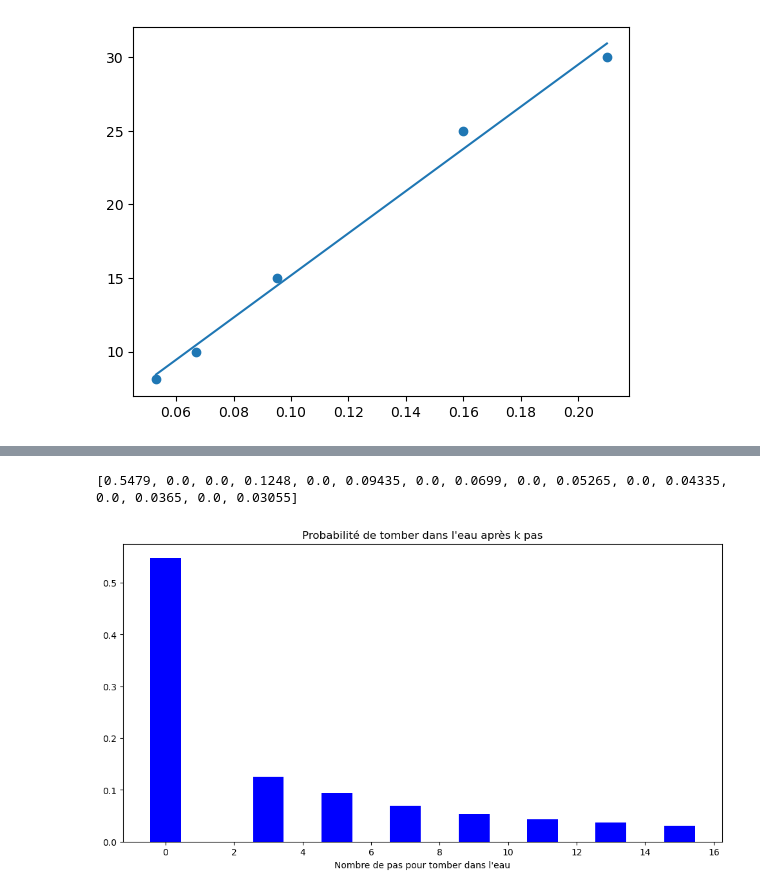
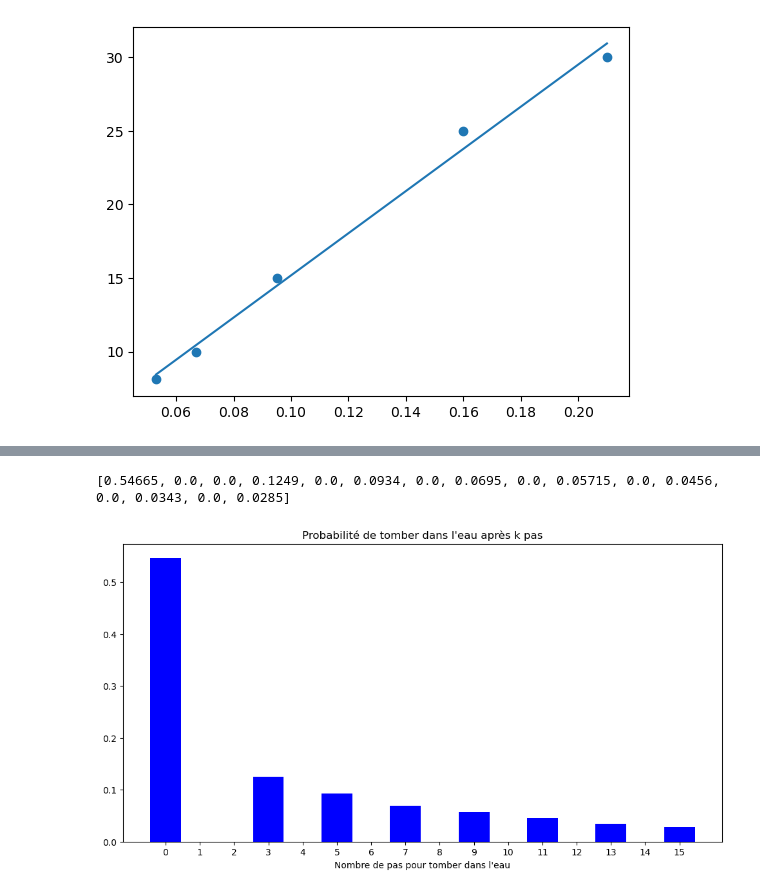
Before and after one commit to maxbauergit/SVE, a Jupyter notebook: 23-24_TP-solution.ipynb, the cells around one changed output, grey strips where cells are left out. Drawn from its saved outputs; the diff is of its cells as text; code cells hidden in the pictures.

```diff
--- a/23-24_TP-solution.ipynb
+++ b/23-24_TP-solution.ipynb
@@ -210,7 +302,7 @@ def moyenne_premier_succes(nb_essai):
         S += premier_succes()
     return  S/nb_essai
 
-nb_moyennes = 1000
+nb_moyennes = 25000
 nb_essai = 100
 
 moyennes = []
@@ -241,7 +333,6 @@ def f(x):
 L_x = linspace(4, 8)
 L_y = [f(x) for x in L_x]
 xlabel("Rang moyen du premier 6 lors du lancer d'un dé", fontsize=13)
-# L_y = stats.norm.pdf(l_x, loc = 6, scale=sigma)
 plot(L_x, L_y, label="Loi normale approché") # label pas demandé
 legend() # pas demandé
 show()
@@ -327,11 +456,13 @@ show()
 from numpy import *
 from matplotlib.pyplot import *
 
-N = 3
+#import random
+#random.seed(11) # choix aléatoire tel que len(trajectoire) = 3
+#random.seed(56) # choix aléatoire tel que len(trajectoire) = 5.254.902
 
 trajectoire = [0]
 position = 0
-while position != N:
+while position != 3:
     position += random.choice([-1,1])
     trajectoire.append(position)
 print(len(trajectoire))
@@ -345,6 +485,5 @@ show()
 # %%
 from numpy import *
-from matplotlib.pyplot import *
 
 def tomber_eau(longueur_rive):
     position = 0
@@ -356,9 +495,9 @@ def tomber_eau(longueur_rive):
 
 longueur_rive = 15
 nb_trajectoires = 30000
-nb_tombeau_eau = 0
+nb_tomber_eau = 0
 for _ in range(nb_trajectoires):
-    nb_tombeau_eau += tomber_eau(longueur_rive)
-frequence_tombeau_eau = nb_tombeau_eau/nb_trajectoires
-print(f"La probabilité de tomber à l'eau est {frequence_tombeau_eau}")
+    nb_tomber_eau += tomber_eau(longueur_rive)
+frequence_tombeau_eau = nb_tomber_eau/nb_trajectoires
+print(f"La probabilité de tomber à l'eau est {frequence_tombeau_eau:.3f}")
 # %% [output]
@@ -366,34 +517,35 @@ La probabilité de tomber à l'eau est 0.45206666666666667
 # %%
 from numpy import *
 from matplotlib.pyplot import *
 import math
 
-def tomber_eau(longueur_rive):
+def tomber_eau_bis(longueur_rive):
     position = 0
     nb_pas = 0
     for i in range(longueur_rive):
         position += random.choice([-1,1])
         nb_pas += 1
         if position == 3:
             return nb_pas
     return 0
 
 longueur_rive = 15
 l_x = list(range(longueur_rive+1))
 l_y = [0] * (longueur_rive+1)
 
 nb_trajectoires = 20000
 for _ in range(nb_trajectoires):
-    nb_pas = tomber_eau(longueur_rive)
+    nb_pas = tomber_eau_bis(longueur_rive)
     l_y[nb_pas] += 1
 
 l_y = [y/nb_trajectoires for y in l_y]
 print(l_y)
 figure(figsize=(12, 6))
 bar(l_x, l_y, color="blue", width=0.9)
 title("Probabilité de tomber dans l'eau après k pas")
 xlabel("Nombre de pas pour tomber dans l'eau")
+xticks(range(longueur_rive+1))
 show()
 # %% [output]
-[0.5479, 0.0, 0.0, 0.1248, 0.0, 0.09435, 0.0, 0.0699, 0.0, 0.05265, 0.0, 0.04335, 0.0, 0.0365, 0.0, 0.03055]
+[0.54665, 0.0, 0.0, 0.1249, 0.0, 0.0934, 0.0, 0.0695, 0.0, 0.05715, 0.0, 0.0456, 0.0, 0.0343, 0.0, 0.0285]
-[figure, old version]
+[figure, new version]
```
Also changed, not shown: parts of 42 cells of this notebook.
